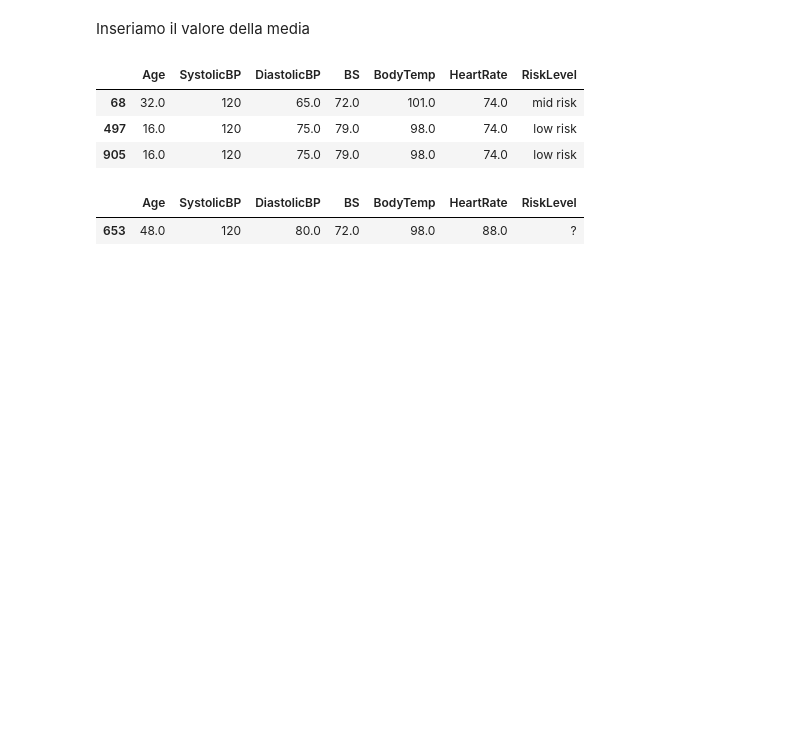
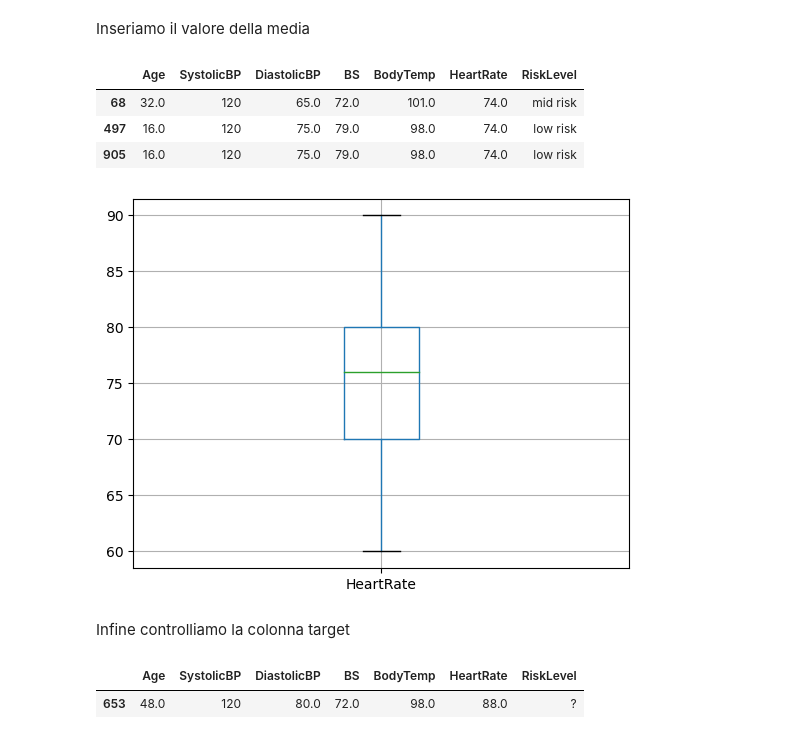
Before and after one commit to danlerr/Fondamenti-del-machine-learning, a Jupyter notebook: step2.ipynb, the cells around one changed output. Saved outputs shown, nothing was run; the diff lists cells and outputs as text; code cells hidden in the pictures; blank space fills up the shorter version.

```diff
--- a/step2.ipynb
+++ b/step2.ipynb
@@ -339,6 +343,13 @@ training.iloc[[68,497,905]]
 | 68 | 32.0 | 120 | 65.0 | 72.0 | 101.0 | 74.0 | mid risk |
 | 497 | 16.0 | 120 | 75.0 | 79.0 | 98.0 | 74.0 | low risk |
 | 905 | 16.0 | 120 | 75.0 | 79.0 | 98.0 | 74.0 | low risk |
+# %%
+training.boxplot('HeartRate')
+plt.show()
+# %% [output]
+[figure, added]
+# %% [markdown]
+Infine controlliamo la colonna target
 # %%
 valori_risklevel=['high risk', 'mid risk', 'low risk']
 training[~training['RiskLevel'].isin(valori_risklevel)]
```
Also changed, not shown: parts of 6 cells of this notebook.
